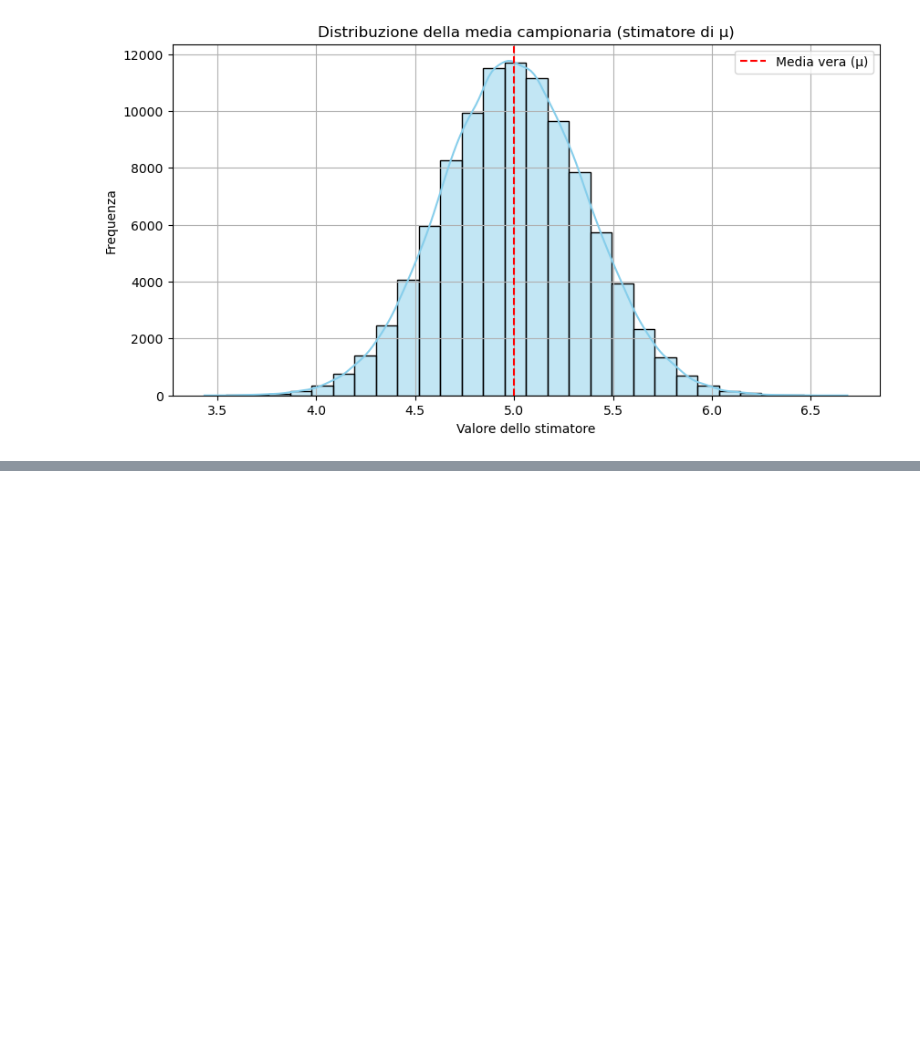
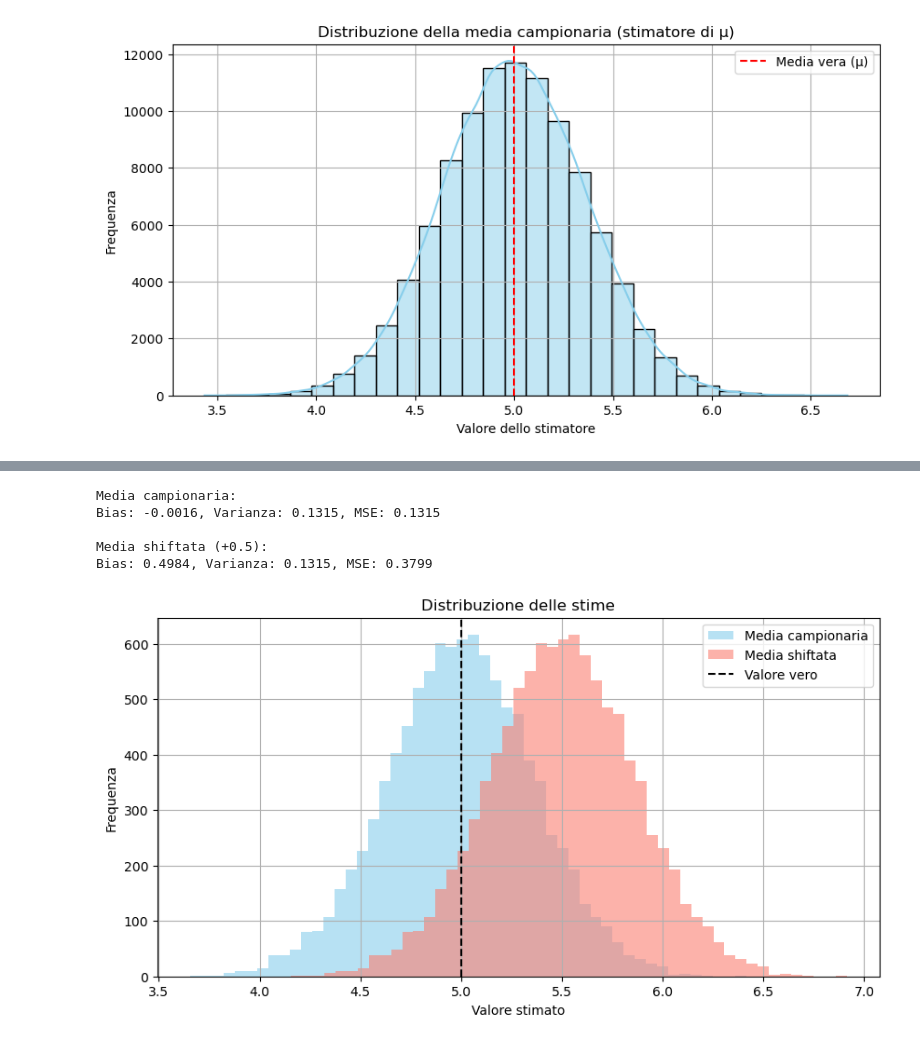
Before and after one commit to Gallja/SAD_Python, a Jupyter notebook: statistica_inferenziale.ipynb, the cells around one changed output, grey strips where cells are left out. Cells and saved outputs as stored; diff of their text form; code cells hidden in the pictures; blank space fills up the shorter version.

```diff
--- a/statistica_inferenziale.ipynb
+++ b/statistica_inferenziale.ipynb
@@ -117,0 +201,64 @@ La media campionaria $\bar{X} = \frac{1}{n}\sum_{i=1}^n X_i$ è uno **stimatore
+# %%
+import numpy as np
+import matplotlib.pyplot as plt
+
+# Parametri della popolazione
+mu = 5       # media vera
+sigma = 2    # deviazione standard
+n = 30       # dimensione del campione
+N = 10000    # numero di simulazioni
+
+# Funzioni stimatori
+def media_campionaria(sample):
+    return np.mean(sample)
+
+def media_shiftata(sample):
+    return np.mean(sample) + 0.5  # stimatore volutamente deviato
+
+# Simulazioni
+media_stime = []
+media_shiftate = []
+
+for _ in range(N):
+    sample = np.random.normal(mu, sigma, n)
+    media_stime.append(media_campionaria(sample))
+    media_shiftate.append(media_shiftata(sample))
+
+media_stime = np.array(media_stime)
+media_shiftate = np.array(media_shiftate)
+
+# Calcolo Bias, Varianza, MSE
+def analizza_stime(stime, vero_valore):
+    bias = np.mean(stime) - vero_valore
+    varianza = np.var(stime)
+    mse = bias**2 + varianza
+    return bias, varianza, mse
+
+bias1, var1, mse1 = analizza_stime(media_stime, mu)
+bias2, var2, mse2 = analizza_stime(media_shiftate, mu)
+
+# Risultati
+print("Media campionaria:")
+print(f"Bias: {bias1:.4f}, Varianza: {var1:.4f}, MSE: {mse1:.4f}\n")
+
+print("Media shiftata (+0.5):")
+print(f"Bias: {bias2:.4f}, Varianza: {var2:.4f}, MSE: {mse2:.4f}")
+
+# Istogramma
+plt.figure(figsize=(10, 5))
+plt.hist(media_stime, bins=50, alpha=0.6, label='Media campionaria', color='skyblue')
+plt.hist(media_shiftate, bins=50, alpha=0.6, label='Media shiftata', color='salmon')
+plt.axvline(mu, color='black', linestyle='--', label='Valore vero')
+plt.title("Distribuzione delle stime")
+plt.xlabel("Valore stimato")
+plt.ylabel("Frequenza")
+plt.legend()
+plt.grid(True)
+plt.show()
+# %% [output]
+Media campionaria:
+Bias: -0.0016, Varianza: 0.1315, MSE: 0.1315
+
+Media shiftata (+0.5):
+Bias: 0.4984, Varianza: 0.1315, MSE: 0.3799
+[figure, added]
```
Also changed, not shown: parts of 4 cells of this notebook.
